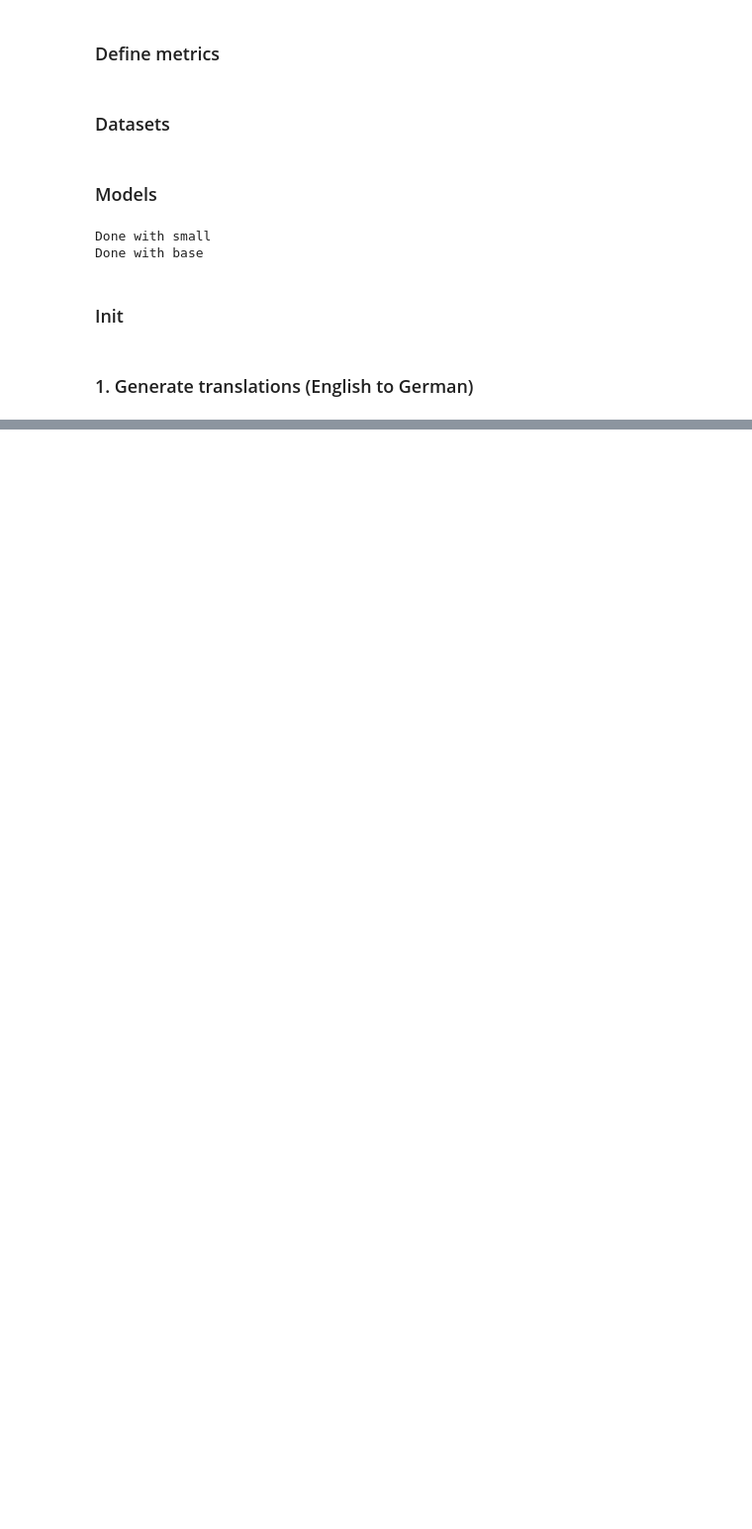
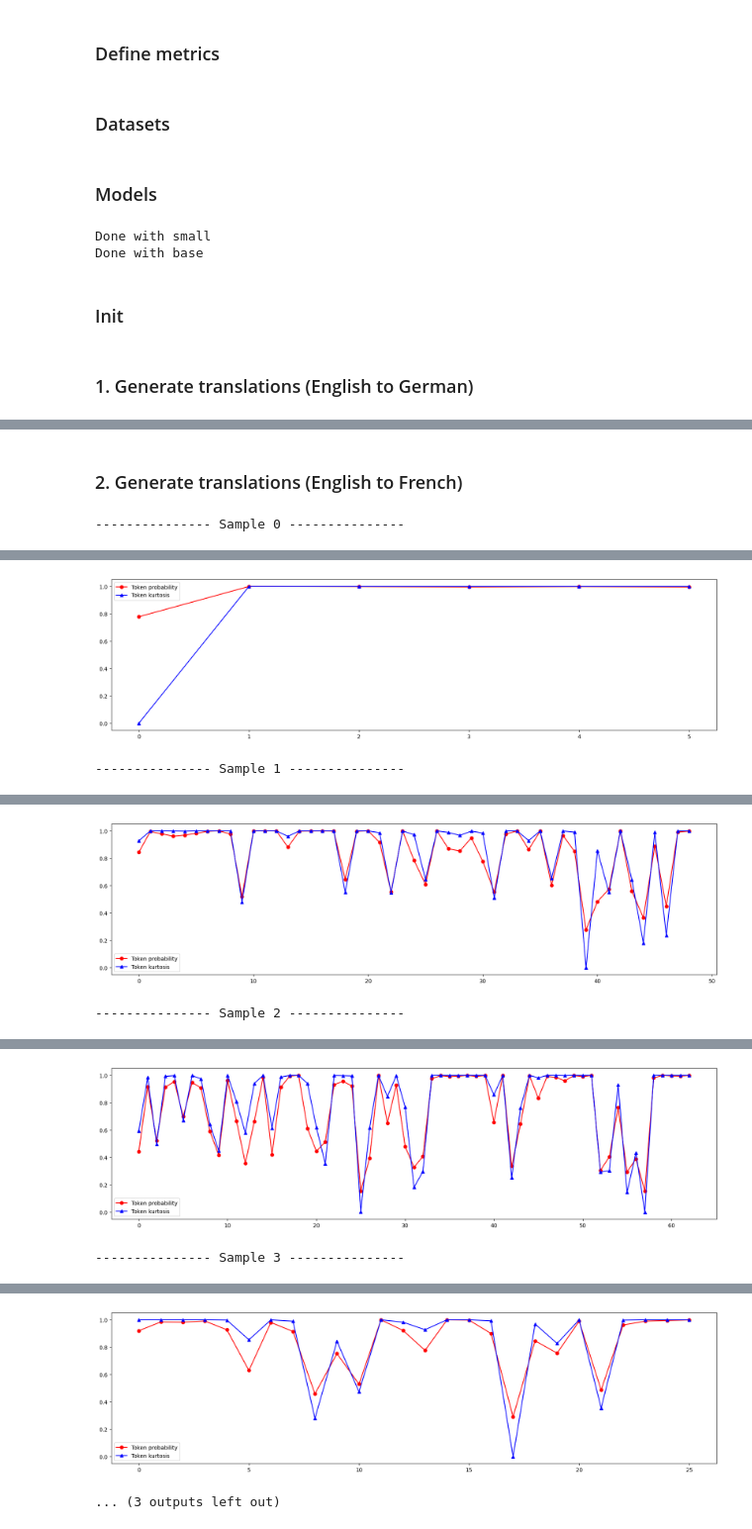
Before and after one commit to 7201krap/CSCE679_Data-Visualization, a Jupyter notebook: llm_project_uq.ipynb, the cells around one changed output, grey strips where cells are left out. Shown at 99% size. Drawn from its saved outputs; the diff is of its cells as text; code cells hidden in the pictures; blank space fills up the shorter version.

```diff
--- a/llm_project_uq.ipynb
+++ b/llm_project_uq.ipynb
@@ -126,24 +129,30 @@ for i in range(5):
     scaler = MinMaxScaler()
     scaled_token_kurtosis = scaler.fit_transform(token_kurtosis).flatten()
 
-    # print
+    # already available metrics
+    bleu   = calculate_bleu([true_tokens], predicted_tokens)                                            # 1. BLEU
+    meteor = meteor_score([true_tokens], predicted_tokens)                                              # 2. METEOR (# jhpark: verified that this is a correct way to use this.)
+    rouge  = calculate_rouge(true_translation, predicted_translation)                                   # 3. ROUGE
+    bert = bertscore.compute(predictions=[predicted_translation], references=[true_translation], model_type='distilbert-base-multilingual-cased') # 4. BERTscore.
+
+    # print results
     print("[Sentences]")
     print("   Input:", input_text)
     print("   True Translation:", true_translation)
     print("   Predicted Translation:", predicted_translation)
 
     print("\n[Scores]")
-    bleu = calculate_bleu([true_tokens], predicted_tokens) # 1. BLEU
     print("   BLEU score:", bleu)
-    meteor = meteor_score([true_tokens], predicted_tokens) # 2. METEOR (# jhpark: verified that this is a correct way to use this.)
     print("   METEOR score:", meteor)
-    rouge = calculate_rouge(true_translation, predicted_translation) # 3. ROUGE
-    print("   ROUGE scores:", rouge)
+    print("   ROUGE score:", rouge)
+    print("   BERT score:", bert)
 
     print("\n[Uncertainty Quantification]")
-    print(f"   Length: {len(token_probs)}")
+    # print(f"   Token length: {len(token_probs)}")
+    print(f"   Top 1 token probabilities (Geometric mean): {np.round(gmean(token_probs), 3)}")
     print(f"   Top 1 token probabilities: {np.round(token_probs, 3)}")
     print(f"   Scaled kurtosis: {np.round(scaled_token_kurtosis, 3)}")
+    # print(f"   Top 1 token probabilities (Harmonic mean): {np.round(hmean(token_probs), 3)}")
 
     # visualization for token probability and kurtosis
     fig, ax = plt.subplots(1, 1, figsize=(20, 5))
@@ -227,3 +238,54 @@ for i in range(5):
  1.    1.    1.   ]
 [figure]
 ... (3 outputs left out)
+# %% [markdown]
+### 2. Generate translations (English to French)
+# %%
+for i in range(5):
+    print(f"--------------- Sample {i} ---------------")
+    input_text = f"translate English to French: {ds_fr_en['train'][i]['translation']['en']}"
+    true_translation = ds_fr_en['train'][i]['translation']['fr']
+    predicted_translation, token_probs, token_kurtosis = generate_output_with_probs(model=t5_model_small, tokenizer=t5_tokenizer_small, example=input_text)
+
+    # tokenize
+    true_tokens = t5_tokenizer_small.tokenize(true_translation)
+    predicted_tokens = t5_tokenizer_small.tokenize(predicted_translation)
+
+    # uncertainty quantification using kurtosis
+    token_kurtosis = token_kurtosis.reshape(-1, 1)
+    scaler = MinMaxScaler()
+    scaled_token_kurtosis = scaler.fit_transform(token_kurtosis).flatten()
+
+    # already available metrics
+    bleu   = calculate_bleu([true_tokens], predicted_tokens)                                            # 1. BLEU
+    meteor = meteor_score([true_tokens], predicted_tokens)                                              # 2. METEOR (# jhpark: verified that this is a correct way to use this.)
+    rouge  = calculate_rouge(true_translation, predicted_translation)                                   # 3. ROUGE
+    bert = bertscore.compute(predictions=[predicted_translation], references=[true_translation], model_type='distilbert-base-multilingual-cased') # 4. BERTscore.
+
+    # print results
+    print("[Sentences]")
+    print("   Input:", input_text)
+    print("   True Translation:", true_translation)
+    print("   Predicted Translation:", predicted_translation)
+
+    print("\n[Scores]")
+    print("   BLEU score:", bleu)
+    print("   METEOR score:", meteor)
+    print("   ROUGE score:", rouge)
+    print("   BERT score:", bert)
+
+    print("\n[Uncertainty Quantification]")
+    # print(f"   Token length: {len(token_probs)}")
+    print(f"   Top 1 token probabilities (Geometric mean): {np.round(gmean(token_probs), 3)}")
+    print(f"   Top 1 token probabilities: {np.round(token_probs, 3)}")
+    print(f"   Scaled kurtosis: {np.round(scaled_token_kurtosis, 3)}")
+    # print(f"   Top 1 token probabilities (Harmonic mean): {np.round(hmean(token_probs), 3)}")
+
+    # visualization for token probability and kurtosis
+    fig, ax = plt.subplots(1, 1, figsize=(20, 5))
+    ax.plot(np.arange(0, len(token_probs)), token_probs, label='Token probability', c='red', marker='o')
+    ax.plot(np.arange(0, len(token_probs)), scaled_token_kurtosis, label='Token kurtosis', c='blue', marker='^')
+    ax.legend()
+    plt.show()
+# %% [output]
+--------------- Sample 0 ---------------
@@ -229,0 +307,2 @@ for i in range(5):
+[figure, added]
+--------------- Sample 1 ---------------
@@ -229,0 +326,2 @@ for i in range(5):
+[figure, added]
+--------------- Sample 2 ---------------
@@ -229,0 +345,2 @@ for i in range(5):
+[figure, added]
+--------------- Sample 3 ---------------
@@ -229,0 +366,2 @@ for i in range(5):
+[figure, added]
+... (3 outputs left out)
```
Also changed, not shown: parts of 6 cells of this notebook.
